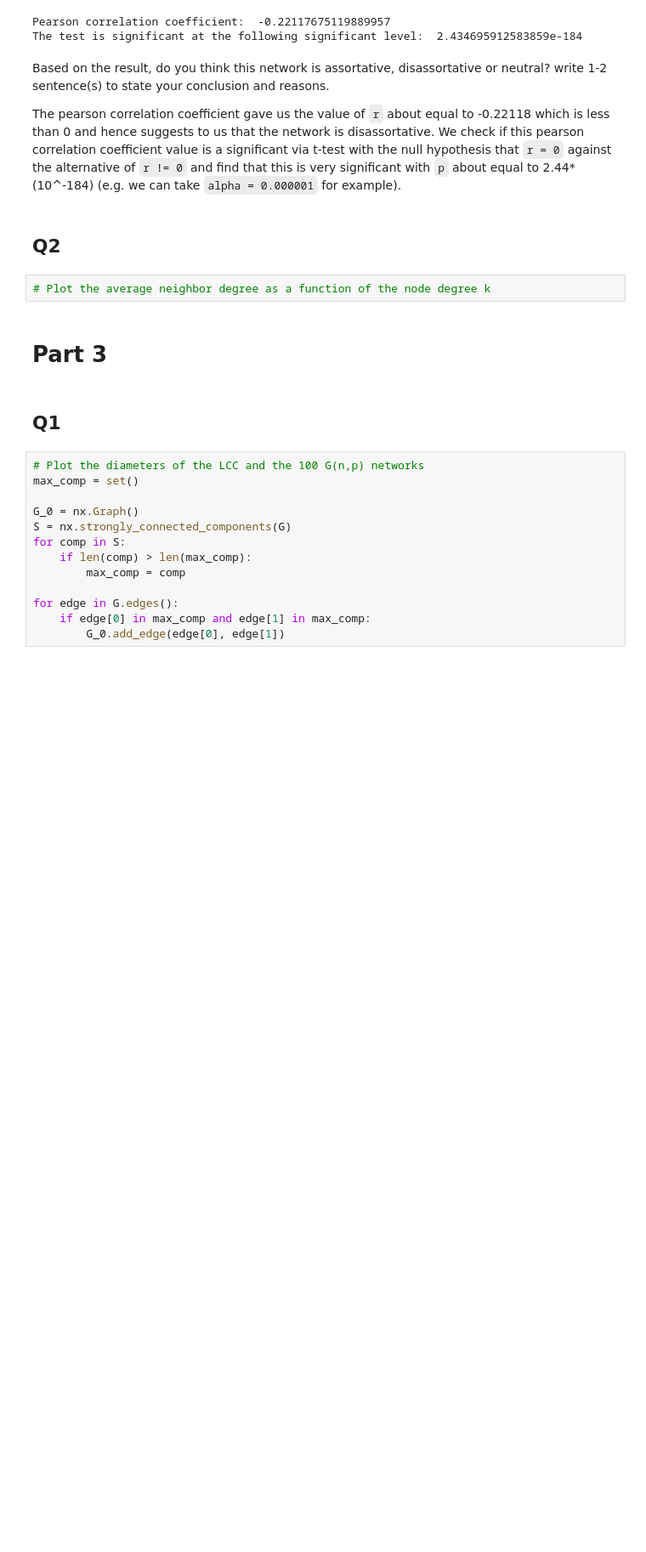
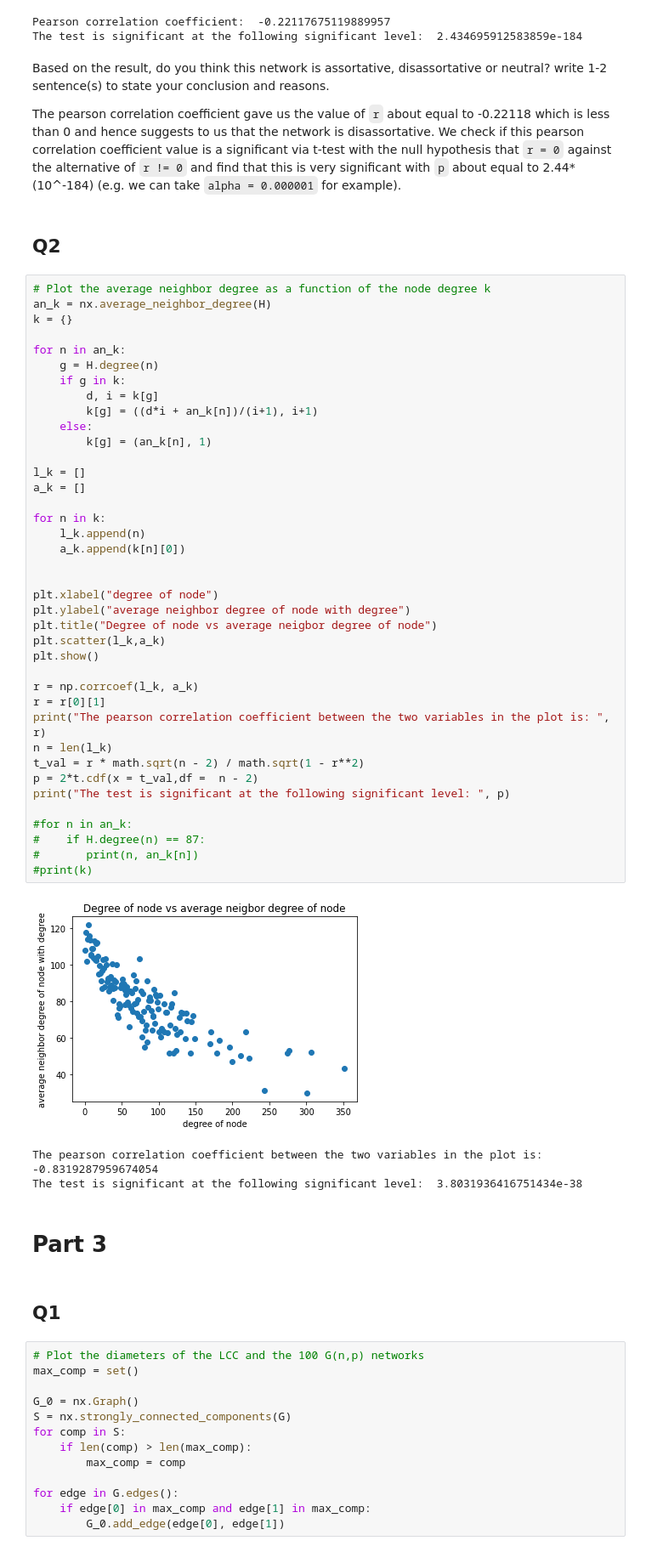
Before and after one commit to nmrnm/networksciassign2, a Jupyter notebook: Assignment2/Assignment2-MOHABBAT.ipynb, the cells around one changed output. Shown at 85% size. Saved outputs shown, nothing was run; the diff lists cells and outputs as text; blank space fills up the shorter version.

```diff
--- a/Assignment2/Assignment2-MOHABBAT.ipynb
+++ b/Assignment2/Assignment2-MOHABBAT.ipynb
@@ -279,8 +279,49 @@ Based on the result, do you think this network is assortative, disassortative or
 The pearson correlation coefficient gave us the value of `r` about equal to -0.22118 which is less than 0 and hence suggests to us that the network is disassortative. We check if this pearson correlation coefficient value is a significant via t-test with the null hypothesis that `r = 0` against the alternative of `r != 0` and find that this is very significant with `p` about equal to 2.44*(10^-184) (e.g. we can take `alpha = 0.000001` for example).
 # %% [markdown]
 ## Q2
-# %%
-# Plot the average neighbor degree as a function of the node degree k
+# %%
+# Plot the average neighbor degree as a function of the node degree k
+an_k = nx.average_neighbor_degree(H)
+k = {}
+
+for n in an_k:
+    g = H.degree(n)
+    if g in k:
+        d, i = k[g]
+        k[g] = ((d*i + an_k[n])/(i+1), i+1)
+    else:
+        k[g] = (an_k[n], 1)
+
+l_k = []
+a_k = []
+
+for n in k:
+    l_k.append(n)
+    a_k.append(k[n][0])
+
+
+plt.xlabel("degree of node")
+plt.ylabel("average neighbor degree of node with degree")
+plt.title("Degree of node vs average neigbor degree of node")
+plt.scatter(l_k,a_k)
+plt.show()
+
+r = np.corrcoef(l_k, a_k)
+r = r[0][1]
+print("The pearson correlation coefficient between the two variables in the plot is: ", r)
+n = len(l_k)
+t_val = r * math.sqrt(n - 2) / math.sqrt(1 - r**2)
+p = 2*t.cdf(x = t_val,df =  n - 2)
+print("The test is significant at the following significant level: ", p)
+
+#for n in an_k:
+#    if H.degree(n) == 87:
+#       print(n, an_k[n])
+#print(k)
+# %% [output]
+[figure, added]
+The pearson correlation coefficient between the two variables in the plot is:  -0.8319287959674054
+The test is significant at the following significant level:  3.8031936416751434e-38
 # %% [markdown]
 # Part 3
 # %% [markdown]
```
